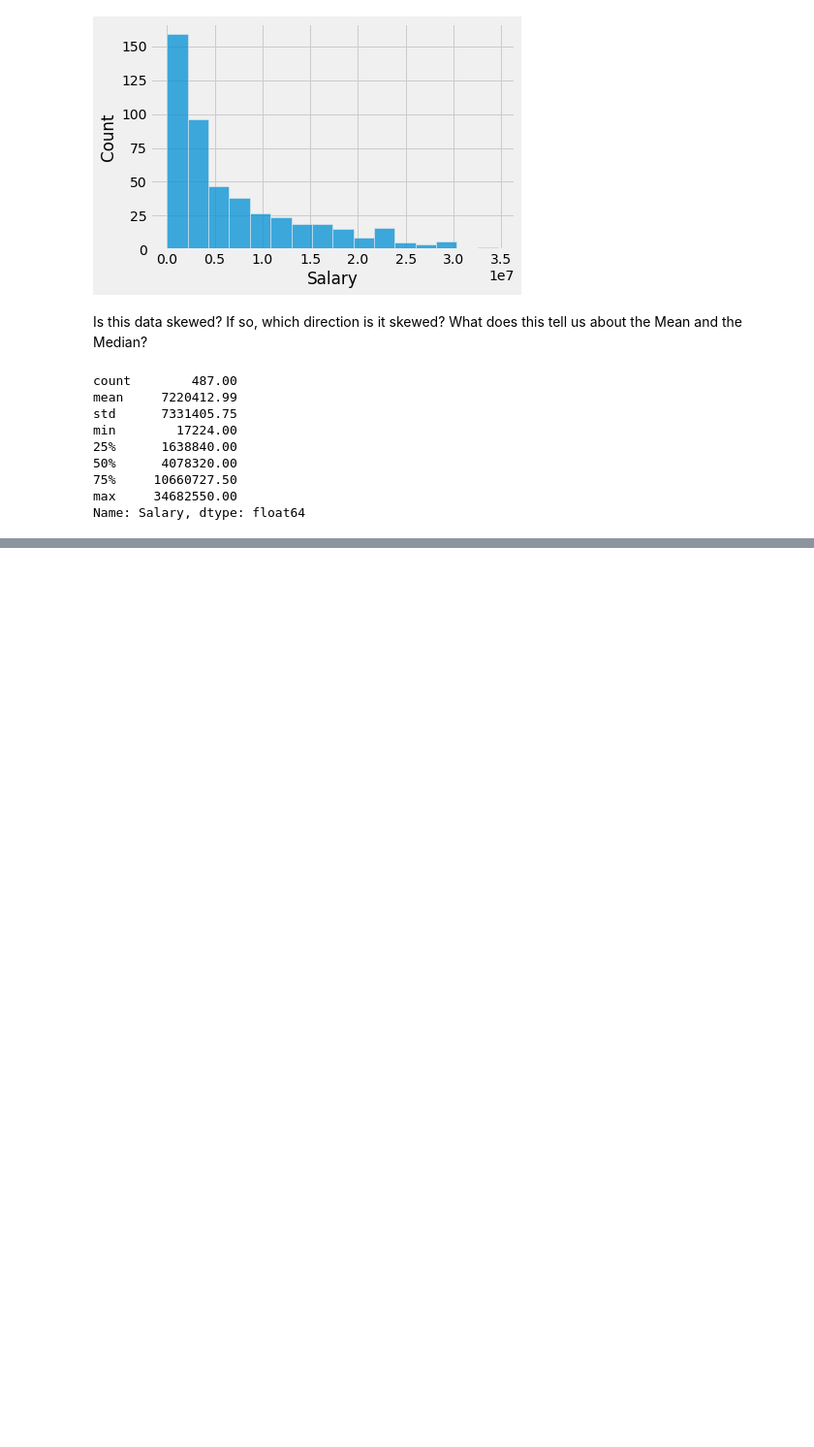
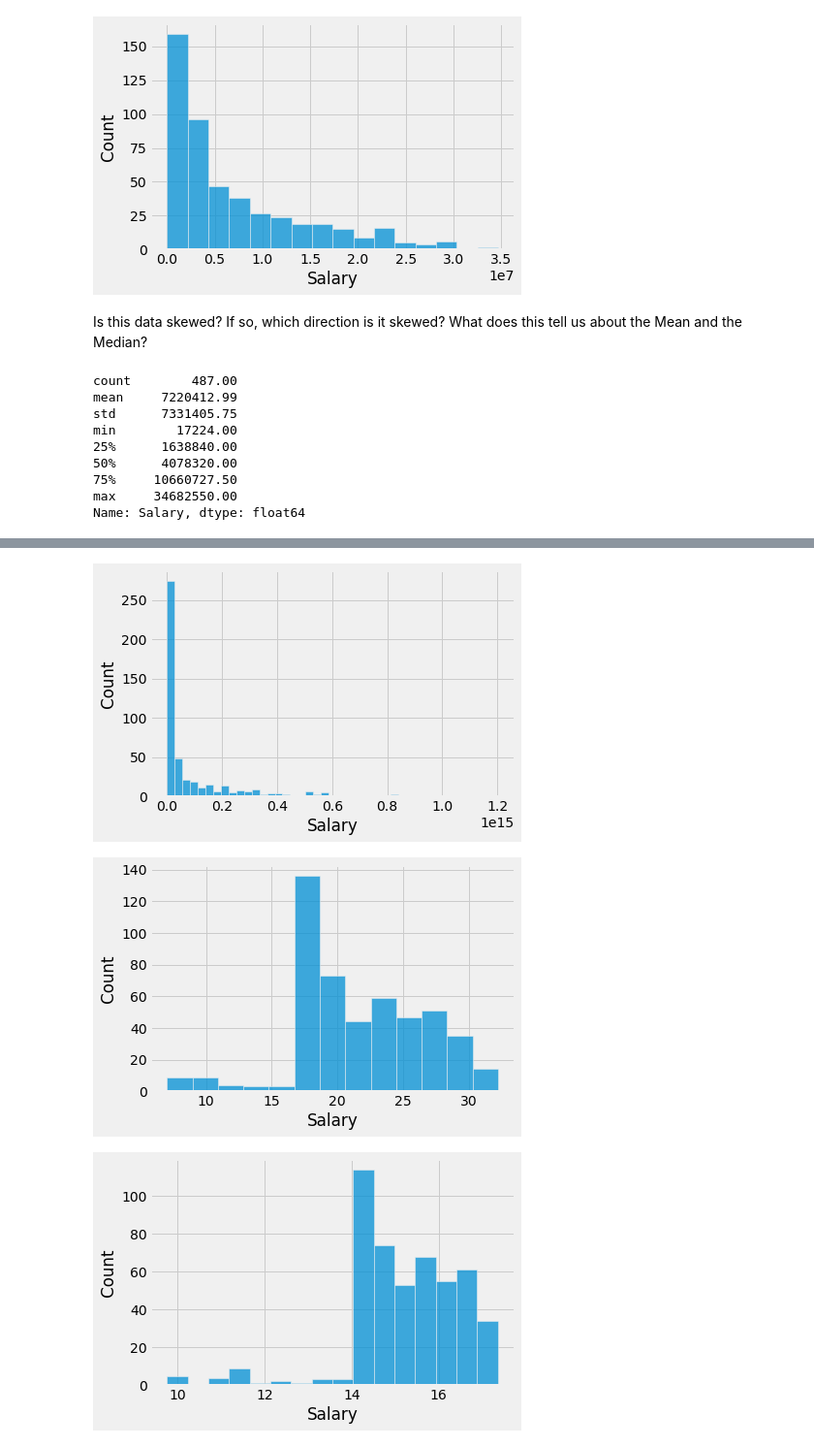
Before and after one commit to nmattei/cmps3160, a Jupyter notebook: _demos/Demo-06.ipynb, the cells around one changed output, grey strips where cells are left out. Shown at 97% size. Drawn from its saved outputs; the diff is of its cells as text; code cells hidden in the pictures; blank space fills up the shorter version.

```diff
--- a/_demos/Demo-06.ipynb
+++ b/_demos/Demo-06.ipynb
@@ -102,0 +122,4 @@ df_2017nba.head(10)
+# %%
+# Tricky, is this is error? Why not?
+df_2017nba["AvgCount"] = (df_2017nba["PTS"] + df_2017nba["TRB"] + df_2017nba["AST"]) / 3.0
+df_2017nba
@@ -214,0 +183,14 @@ df_comp.loc[5561]
+# %%
+# Apply a few functions...
+sns.histplot(df_2017nba['Salary']**2)
+plt.show()
+
+sns.histplot(df_2017nba['Salary']**0.2)
+plt.show()
+
+sns.histplot(np.log(df_2017nba['Salary']))
+plt.show()
+# %% [output]
+[figure, added]
+[figure, added]
+[figure, added]
```
Also changed, not shown: parts of 44 cells of this notebook.
